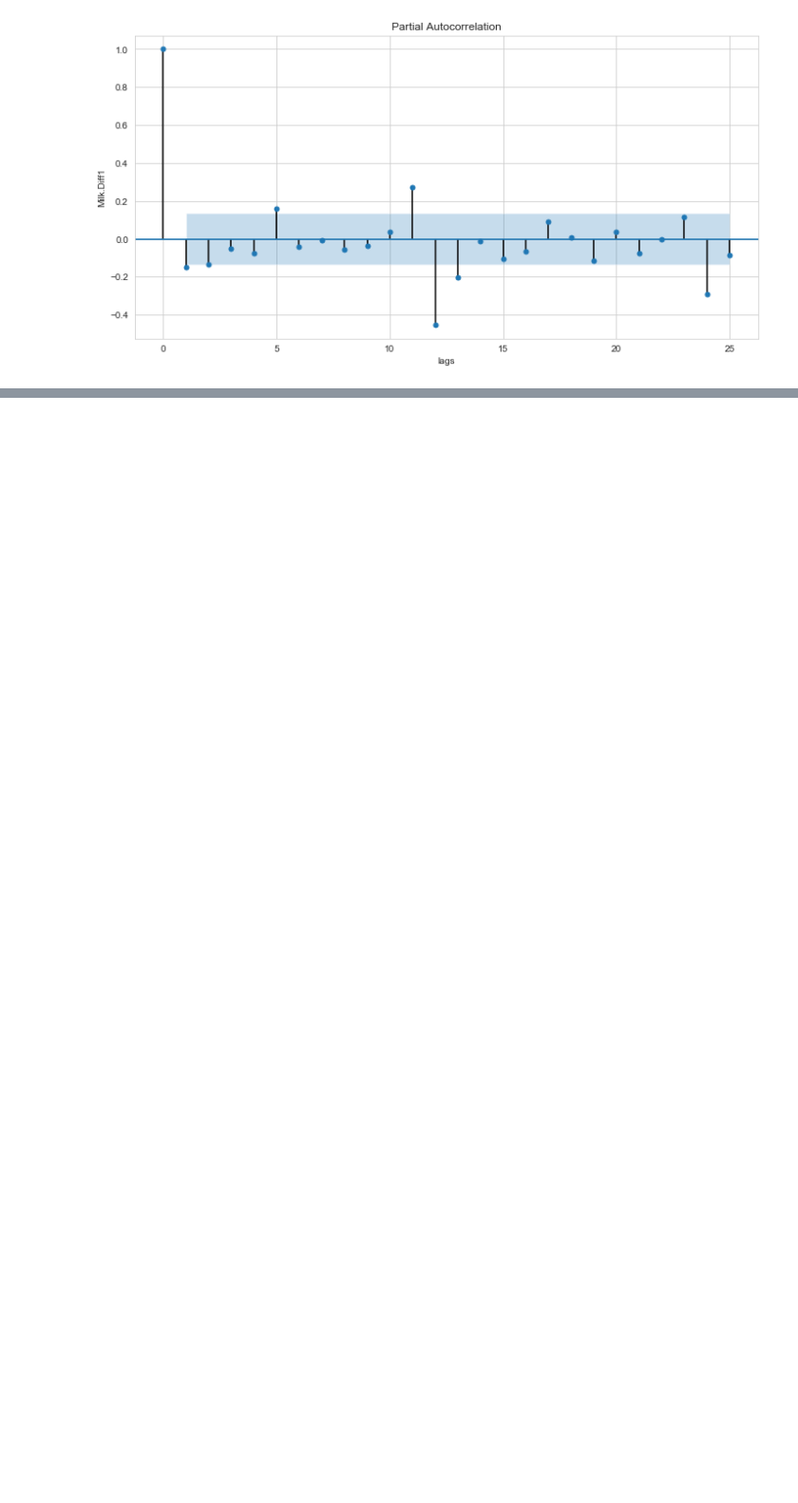
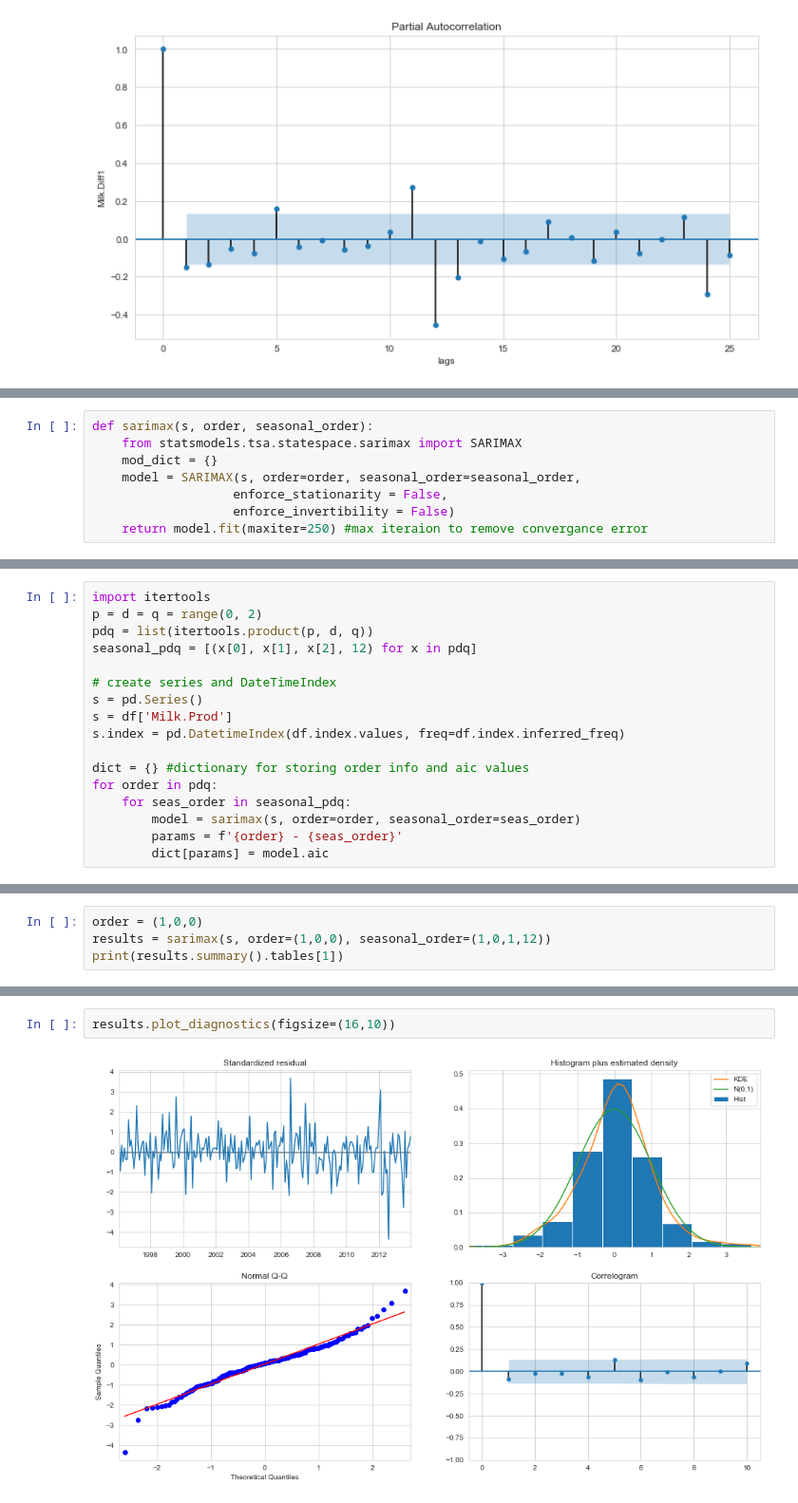
Before and after one commit to sid83/TS_Forecasting, a Jupyter notebook: TimeSeriesForcasting_SARIMAmodel_Python.ipynb, the cells around one changed output, grey strips where cells are left out. Shown at 95% size. Cells and saved outputs as stored; diff of their text form; blank space fills up the shorter version.

Commit message:
sarima model grid search added

```diff
--- a/TimeSeriesForcasting_SARIMAmodel_Python.ipynb
+++ b/TimeSeriesForcasting_SARIMAmodel_Python.ipynb
@@ -154,0 +157,8 @@ So, lets start with SARIMAX(0,1,0)(0,1,1)12
+# %%
+def sarimax(s, order, seasonal_order):
+    from statsmodels.tsa.statespace.sarimax import SARIMAX
+    mod_dict = {}
+    model = SARIMAX(s, order=order, seasonal_order=seasonal_order,
+                   enforce_stationarity = False,
+                   enforce_invertibility = False)
+    return model.fit(maxiter=250) #max iteraion to remove convergance error
@@ -154,0 +170,17 @@ So, lets start with SARIMAX(0,1,0)(0,1,1)12
+# %%
+import itertools
+p = d = q = range(0, 2)
+pdq = list(itertools.product(p, d, q))
+seasonal_pdq = [(x[0], x[1], x[2], 12) for x in pdq]
+
+# create series and DateTimeIndex
+s = pd.Series()
+s = df['Milk.Prod']
+s.index = pd.DatetimeIndex(df.index.values, freq=df.index.inferred_freq)
+
+dict = {} #dictionary for storing order info and aic values
+for order in pdq:
+    for seas_order in seasonal_pdq:
+        model = sarimax(s, order=order, seasonal_order=seas_order)
+        params = f'{order} - {seas_order}'
+        dict[params] = model.aic
@@ -154,0 +211,4 @@ So, lets start with SARIMAX(0,1,0)(0,1,1)12
+# %%
+order = (1,0,0)
+results = sarimax(s, order=(1,0,0), seasonal_order=(1,0,1,12))
+print(results.summary().tables[1])
@@ -154,0 +224,4 @@ So, lets start with SARIMAX(0,1,0)(0,1,1)12
+# %%
+results.plot_diagnostics(figsize=(16,10))
+# %% [output]
+[figure, added]
```
Also changed, not shown: parts of 11 cells of this notebook.
